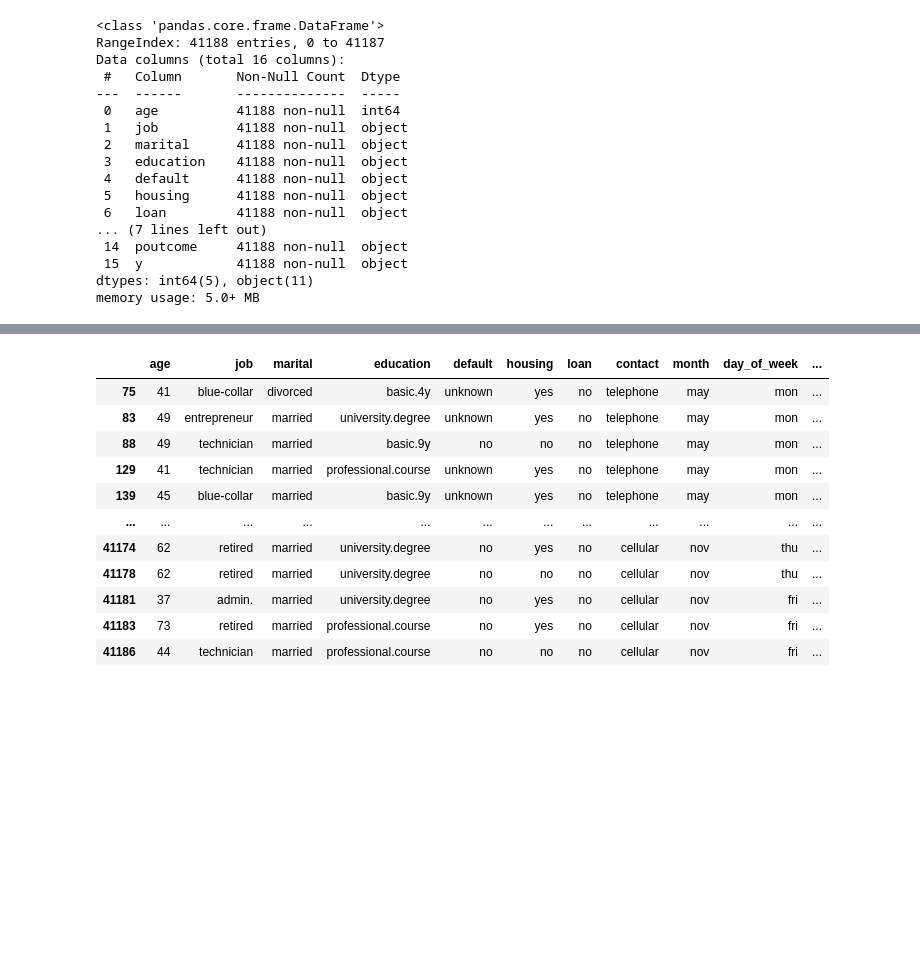
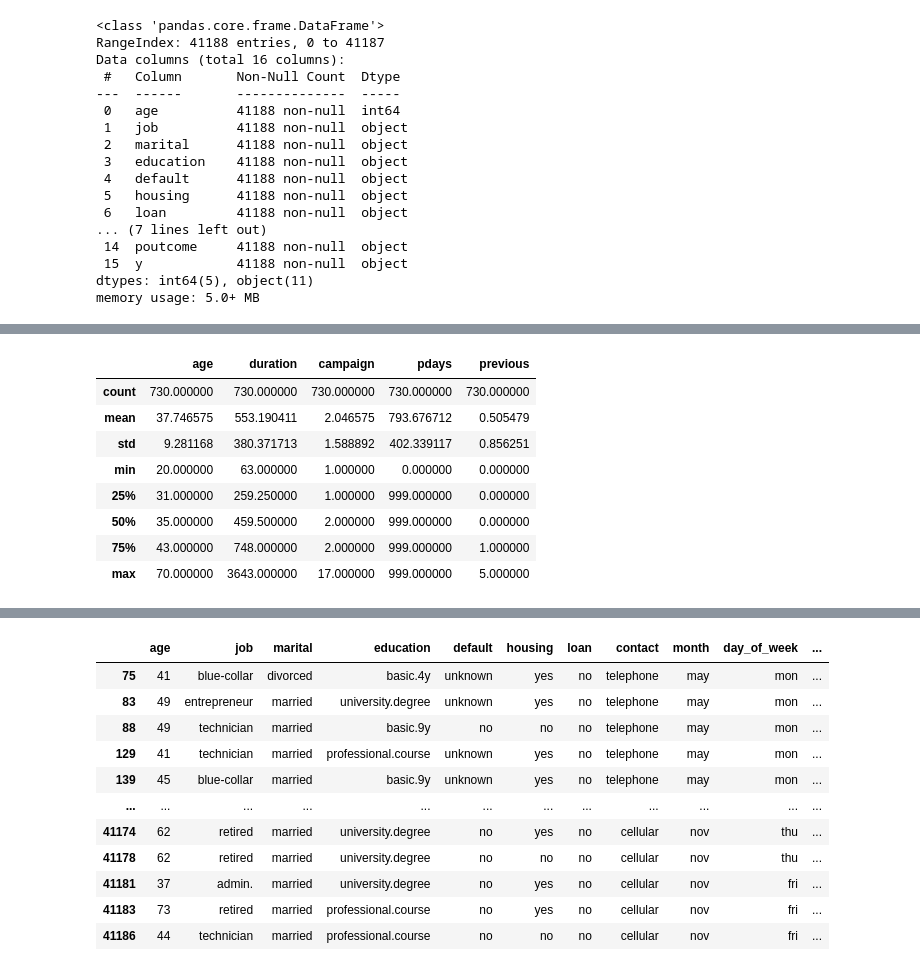
Before and after one commit to srimos/DI_Bootcamp, a Jupyter notebook: Week11/hackathon.ipynb, the cells around one changed output, grey strips where cells are left out. Cells and saved outputs as stored; diff of their text form; code cells hidden in the pictures; blank space fills up the shorter version.

```diff
--- a/Week11/hackathon.ipynb
+++ b/Week11/hackathon.ipynb
@@ -51,0 +271,14 @@ memory usage: 5.0+ MB
+# %%
+df_technician=df[df['job'] == 'technician']
+df_technician2=df_technician[df_technician['y']=='yes']
+df_technician2.describe()
+# %% [output]
+|  | age | duration | campaign | pdays | previous |
+| count | 730.000000 | 730.000000 | 730.000000 | 730.000000 | 730.000000 |
+| mean | 37.746575 | 553.190411 | 2.046575 | 793.676712 | 0.505479 |
+| std | 9.281168 | 380.371713 | 1.588892 | 402.339117 | 0.856251 |
+| min | 20.000000 | 63.000000 | 1.000000 | 0.000000 | 0.000000 |
+| 25% | 31.000000 | 259.250000 | 1.000000 | 999.000000 | 0.000000 |
+| 50% | 35.000000 | 459.500000 | 2.000000 | 999.000000 | 0.000000 |
+| 75% | 43.000000 | 748.000000 | 2.000000 | 999.000000 | 1.000000 |
+| max | 70.000000 | 3643.000000 | 17.000000 | 999.000000 | 5.000000 |
```
Also changed, not shown: parts of 23 cells of this notebook.
